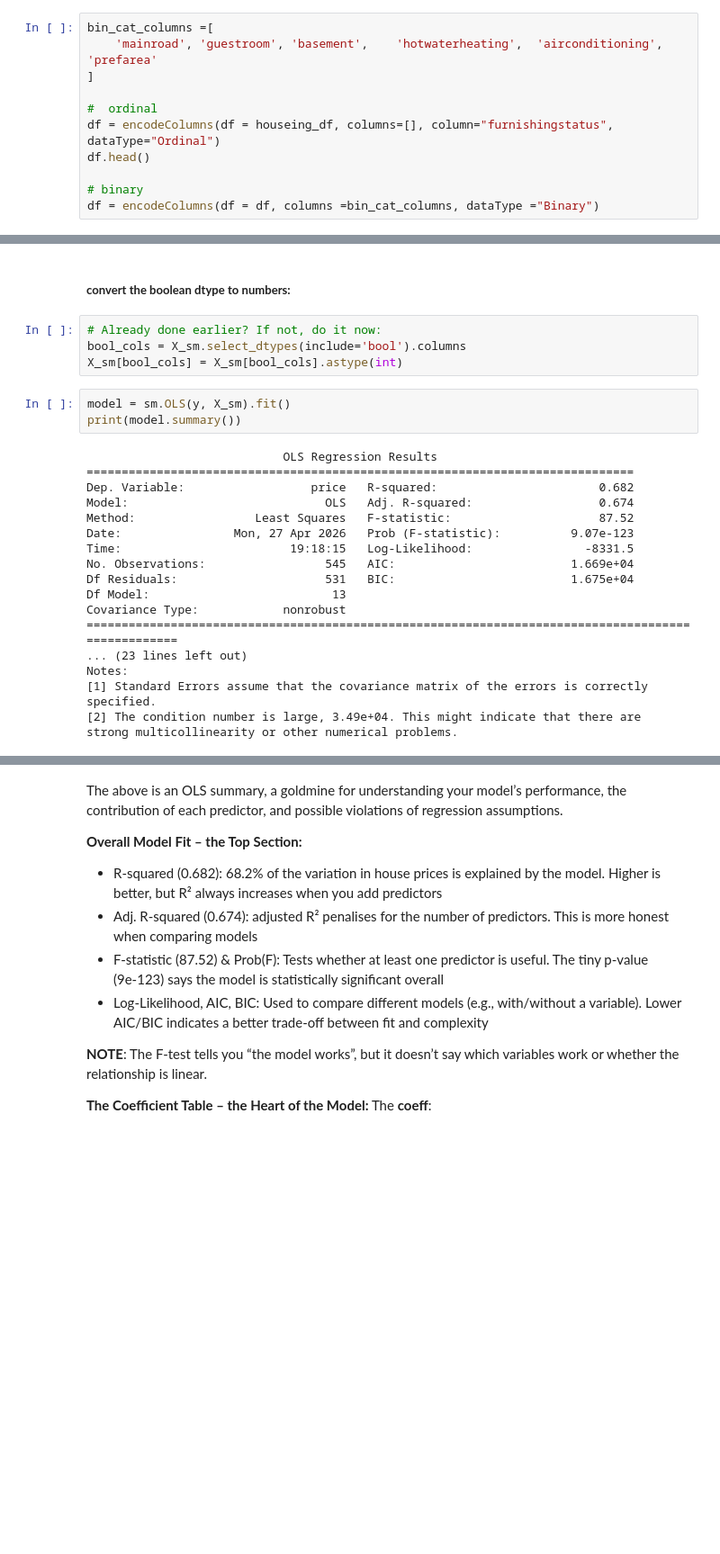
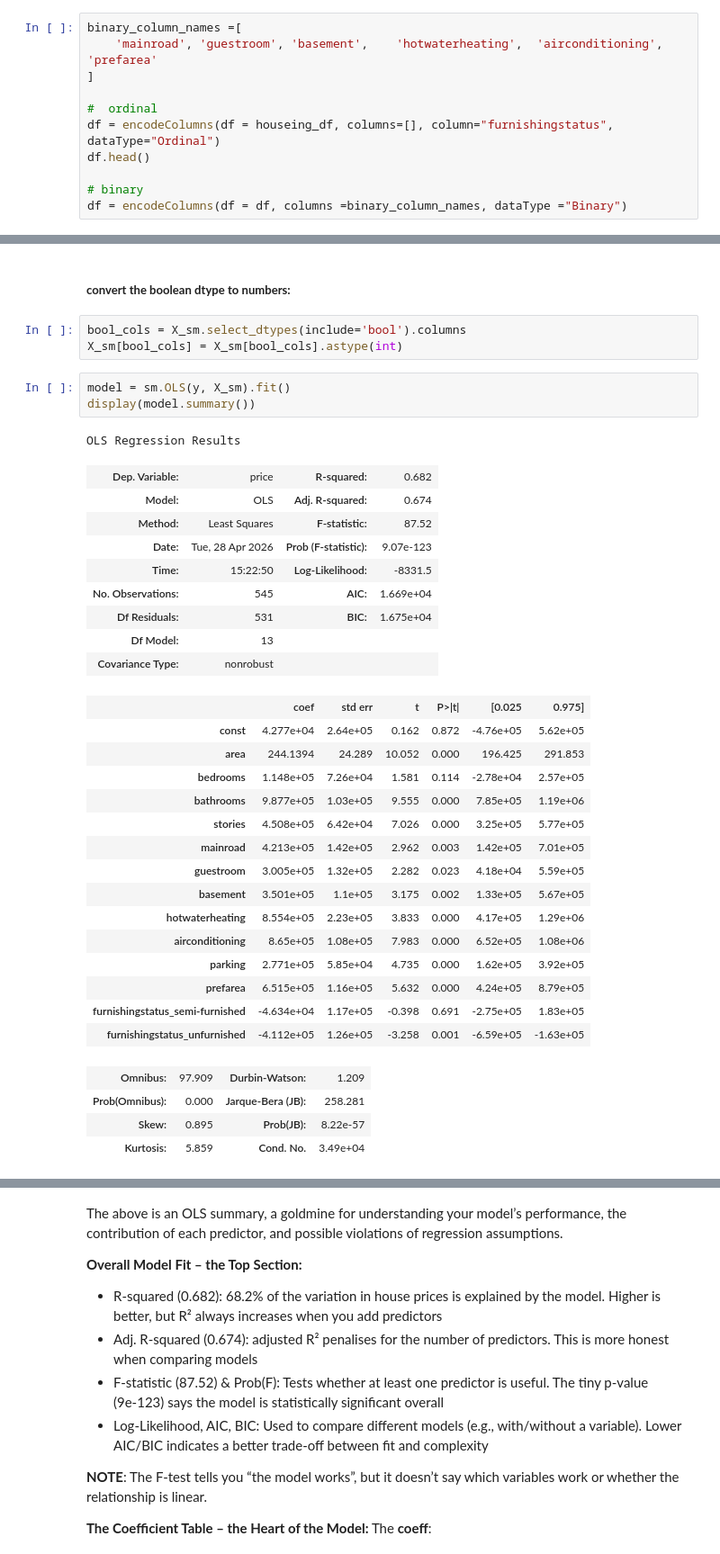
Before and after one commit to JosephRidge/ML-101, a Jupyter notebook: linear_regresison/linear_regression_assumptions.ipynb, the cells around one changed output, grey strips where cells are left out. Shown at 90% size. Drawn from its saved outputs; the diff is of its cells as text; blank space fills up the shorter version.

```diff
--- a/linear_regresison/linear_regression_assumptions.ipynb
+++ b/linear_regresison/linear_regression_assumptions.ipynb
@@ -44,5 +46,5 @@ def encodeColumns(df, columns, dataType, column=""):
 # %%
-bin_cat_columns =[
+binary_column_names =[
     'mainroad',	'guestroom', 'basement',	'hotwaterheating',	'airconditioning',	'prefarea'
 ]
 
@@ -51,4 +53,4 @@ df = encodeColumns(df = houseing_df, columns=[], column="furnishingstatus", data
 df.head()
 
 # binary
-df = encodeColumns(df = df, columns =bin_cat_columns, dataType ="Binary")
+df = encodeColumns(df = df, columns =binary_column_names, dataType ="Binary")
@@ -115,27 +125,38 @@ prefarea                             int64
 # %% [markdown]
 ##### **convert the boolean dtype to numbers:**
 # %%
-# Already done earlier? If not, do it now:
 bool_cols = X_sm.select_dtypes(include='bool').columns
 X_sm[bool_cols] = X_sm[bool_cols].astype(int)
 # %%
 model = sm.OLS(y, X_sm).fit()
-print(model.summary())
+display(model.summary())
 # %% [output]
-                            OLS Regression Results
-==============================================================================
-Dep. Variable:                  price   R-squared:                       0.682
-Model:                            OLS   Adj. R-squared:                  0.674
-Method:                 Least Squares   F-statistic:                     87.52
-Date:                Mon, 27 Apr 2026   Prob (F-statistic):          9.07e-123
-Time:                        19:18:15   Log-Likelihood:                -8331.5
-No. Observations:                 545   AIC:                         1.669e+04
-Df Residuals:                     531   BIC:                         1.675e+04
-Df Model:                          13
-Covariance Type:            nonrobust
-===================================================================================================
-... (23 lines left out)
-Notes:
-[1] Standard Errors assume that the covariance matrix of the errors is correctly specified.
-[2] The condition number is large, 3.49e+04. This might indicate that there are
-strong multicollinearity or other numerical problems.
+OLS Regression Results
+| Dep. Variable: | price | R-squared: | 0.682 |
+| Model: | OLS | Adj. R-squared: | 0.674 |
+| Method: | Least Squares | F-statistic: | 87.52 |
+| Date: | Tue, 28 Apr 2026 | Prob (F-statistic): | 9.07e-123 |
+| Time: | 15:22:50 | Log-Likelihood: | -8331.5 |
+| No. Observations: | 545 | AIC: | 1.669e+04 |
+| Df Residuals: | 531 | BIC: | 1.675e+04 |
+| Df Model: | 13 |  |  |
+| Covariance Type: | nonrobust |  |  |
+|  | coef | std err | t | P>|t| | [0.025 | 0.975] |
+| const | 4.277e+04 | 2.64e+05 | 0.162 | 0.872 | -4.76e+05 | 5.62e+05 |
+| area | 244.1394 | 24.289 | 10.052 | 0.000 | 196.425 | 291.853 |
+| bedrooms | 1.148e+05 | 7.26e+04 | 1.581 | 0.114 | -2.78e+04 | 2.57e+05 |
+| bathrooms | 9.877e+05 | 1.03e+05 | 9.555 | 0.000 | 7.85e+05 | 1.19e+06 |
+| stories | 4.508e+05 | 6.42e+04 | 7.026 | 0.000 | 3.25e+05 | 5.77e+05 |
+| mainroad | 4.213e+05 | 1.42e+05 | 2.962 | 0.003 | 1.42e+05 | 7.01e+05 |
+| guestroom | 3.005e+05 | 1.32e+05 | 2.282 | 0.023 | 4.18e+04 | 5.59e+05 |
+| basement | 3.501e+05 | 1.1e+05 | 3.175 | 0.002 | 1.33e+05 | 5.67e+05 |
+| hotwaterheating | 8.554e+05 | 2.23e+05 | 3.833 | 0.000 | 4.17e+05 | 1.29e+06 |
+| airconditioning | 8.65e+05 | 1.08e+05 | 7.983 | 0.000 | 6.52e+05 | 1.08e+06 |
+| parking | 2.771e+05 | 5.85e+04 | 4.735 | 0.000 | 1.62e+05 | 3.92e+05 |
+| prefarea | 6.515e+05 | 1.16e+05 | 5.632 | 0.000 | 4.24e+05 | 8.79e+05 |
+| furnishingstatus_semi-furnished | -4.634e+04 | 1.17e+05 | -0.398 | 0.691 | -2.75e+05 | 1.83e+05 |
+| furnishingstatus_unfurnished | -4.112e+05 | 1.26e+05 | -3.258 | 0.001 | -6.59e+05 | -1.63e+05 |
+| Omnibus: | 97.909 | Durbin-Watson: | 1.209 |
+| Prob(Omnibus): | 0.000 | Jarque-Bera (JB): | 258.281 |
+| Skew: | 0.895 | Prob(JB): | 8.22e-57 |
+| Kurtosis: | 5.859 | Cond. No. | 3.49e+04 |
```
Also changed, not shown: parts of 15 cells of this notebook, 2 other files.
